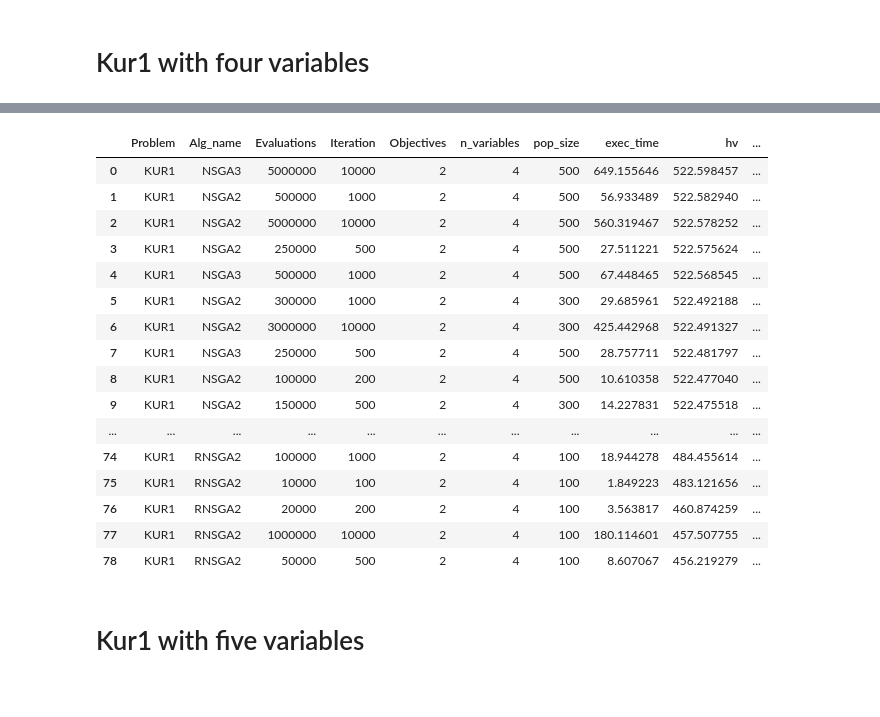
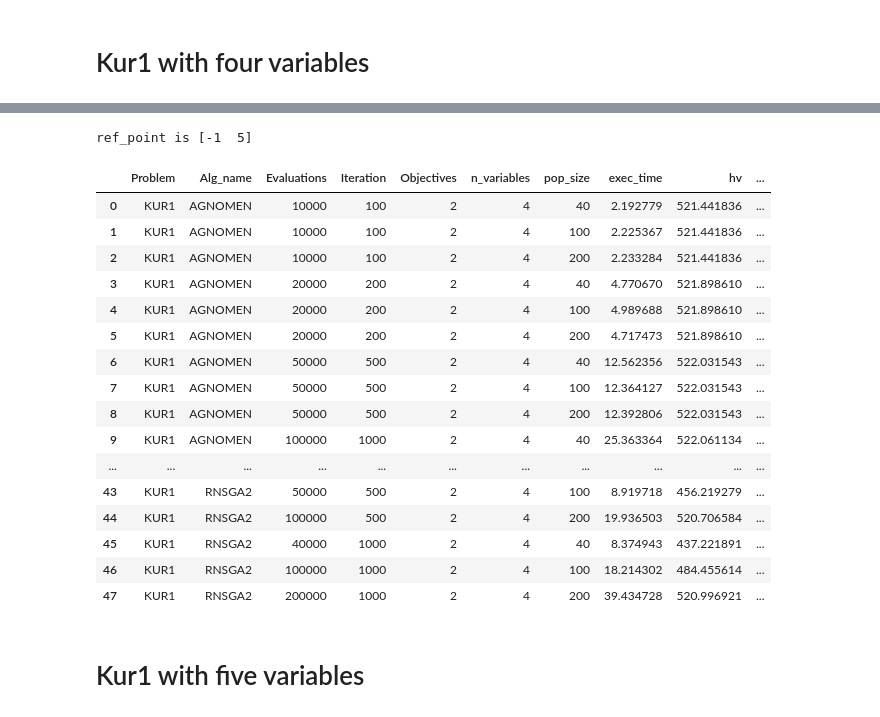
Before and after one commit to wuyoscar/Multi-Obj_Optimization, a Jupyter notebook: Result/result_factory/Kur1.ipynb, the cells around one changed output, grey strips where cells are left out. Saved outputs shown, nothing was run; the diff lists cells and outputs as text; code cells hidden in the pictures.

```diff
--- a/Result/result_factory/Kur1.ipynb
+++ b/Result/result_factory/Kur1.ipynb
@@ -17,8 +9,9 @@
 import time
 from pymoo.indicators.hv import Hypervolume
 from pymoo.factory import get_performance_indicator
-import sys
-sys.path.append('/Users/wuyoscar/Documents/Project/MOOP/Result')
+import sys,os
+from PIL import Image               # to load images
+from IPython.display import display # to display images
 
 ref_point = None
 def calculate_hv(result):
@@ -37,7 +30,8 @@ def hv_result(result):
     output_result = final_result[['Problem', 'Alg_name', 'Evaluations','Iteration', 'Objectives', 'n_variables','pop_size',
     'exec_time', 'hv',
     'hv_exc_time']]
-    output_result = output_result.sort_values(['hv','Evaluations','Iteration'],ascending =False).reset_index(drop=True)
+    print(f'ref_point is {ref_point}')
+    output_result = output_result.sort_values(['Alg_name','Iteration','Evaluations'],ascending =True).reset_index(drop=True)
     return output_result
 
 def nadir_deal_point(result):
@@ -65,16 +74,17 @@ import numpy as np, os ,sys
 from matplotlib import pyplot as plt
 
 pd.set_option('display.max_rows', None)
-result = pd.read_csv('/Users/wuyoscar/Documents/Project/MOOP/Result/result')
+folder = os.path.dirname(os.getcwd())
+filename = 'result_5NOV'
+path = os.path.join(folder, filename)
+
+result = pd.read_csv(path)
 
 
 result.loc[:,'path'] = result['path'].str[29:].values
+result.loc[:,'image_location'] = result['image_location'].str[29:].values
 result.loc[:,'approx_nadir'] = result['approx_nadir'].str[1:-1].values
 result = result.drop(columns=['xl','xu'])
 result = result.loc[result['Problem']=='KUR1'].reset_index(drop=True)
 print(f"The number of records {len(result)}")
-kur1_2_v1 = result.loc[result['n_variables']==2].reset_index(drop=True)
-kur1_3_v1 = result.loc[result['n_variables']==3].reset_index(drop=True)
-kur1_4_v1 = result.loc[result['n_variables']==4].reset_index(drop=True)
-kur1_5_v1 = result.loc[result['n_variables']==5].reset_index(drop=True)
 # %% [output]
@@ -92,13 +102,6 @@ len(result.drop_duplicates(subset=subset))
 # %%
-result = pd.read_csv('/Users/wuyoscar/Documents/Project/MOOP/Result/result_2')
-
-
-result.loc[:,'path'] = result['path'].str[29:].values
-result.loc[:,'approx_nadir'] = result['approx_nadir'].str[1:-1].values
-result = result.drop(columns=['xl','xu'])
-result = result.loc[result['Problem']=='KUR1'].reset_index(drop=True)
-print(f"The number of records {len(result)}")
-kur1_2_v2 = result.loc[result['n_variables']==2].reset_index(drop=True)
-kur1_3_v2 = result.loc[result['n_variables']==3].reset_index(drop=True)
-kur1_4_v2 = result.loc[result['n_variables']==4].reset_index(drop=True)
-kur1_5_v2 = result.loc[result['n_variables']==5].reset_index(drop=True)
+# filter kursawe problem based on number of variables
+kur1_2 = result.loc[result['n_variables']==2].reset_index(drop=True) # dimension 2
+kur1_3 = result.loc[result['n_variables']==3].reset_index(drop=True) # dimension 3
+kur1_4 = result.loc[result['n_variables']==4].reset_index(drop=True) # dimension 4
+kur1_5 = result.loc[result['n_variables']==5].reset_index(drop=True) # dimension 5
@@ -332,23 +284,24 @@ Global nadir point for kur1 with two variables is :[-21.6321233    0.64481789]
 # %%
 ref_point = np.array([-1, 5])
-hv_result(kur1_4_v1)
+hv_result(kur1_4)
 # %% [output]
+ref_point is [-1  5]
 |  | Problem | Alg_name | Evaluations | Iteration | Objectives | n_variables | pop_size | exec_time | hv | ... |
-| 0 | KUR1 | NSGA3 | 5000000 | 10000 | 2 | 4 | 500 | 649.155646 | 522.598457 | ... |
-| 1 | KUR1 | NSGA2 | 500000 | 1000 | 2 | 4 | 500 | 56.933489 | 522.582940 | ... |
-| 2 | KUR1 | NSGA2 | 5000000 | 10000 | 2 | 4 | 500 | 560.319467 | 522.578252 | ... |
-| 3 | KUR1 | NSGA2 | 250000 | 500 | 2 | 4 | 500 | 27.511221 | 522.575624 | ... |
-| 4 | KUR1 | NSGA3 | 500000 | 1000 | 2 | 4 | 500 | 67.448465 | 522.568545 | ... |
-| 5 | KUR1 | NSGA2 | 300000 | 1000 | 2 | 4 | 300 | 29.685961 | 522.492188 | ... |
-| 6 | KUR1 | NSGA2 | 3000000 | 10000 | 2 | 4 | 300 | 425.442968 | 522.491327 | ... |
-| 7 | KUR1 | NSGA3 | 250000 | 500 | 2 | 4 | 500 | 28.757711 | 522.481797 | ... |
-| 8 | KUR1 | NSGA2 | 100000 | 200 | 2 | 4 | 500 | 10.610358 | 522.477040 | ... |
-| 9 | KUR1 | NSGA2 | 150000 | 500 | 2 | 4 | 300 | 14.227831 | 522.475518 | ... |
+| 0 | KUR1 | AGNOMEN | 10000 | 100 | 2 | 4 | 40 | 2.192779 | 521.441836 | ... |
+| 1 | KUR1 | AGNOMEN | 10000 | 100 | 2 | 4 | 100 | 2.225367 | 521.441836 | ... |
+| 2 | KUR1 | AGNOMEN | 10000 | 100 | 2 | 4 | 200 | 2.233284 | 521.441836 | ... |
+| 3 | KUR1 | AGNOMEN | 20000 | 200 | 2 | 4 | 40 | 4.770670 | 521.898610 | ... |
+| 4 | KUR1 | AGNOMEN | 20000 | 200 | 2 | 4 | 100 | 4.989688 | 521.898610 | ... |
+| 5 | KUR1 | AGNOMEN | 20000 | 200 | 2 | 4 | 200 | 4.717473 | 521.898610 | ... |
+| 6 | KUR1 | AGNOMEN | 50000 | 500 | 2 | 4 | 40 | 12.562356 | 522.031543 | ... |
+| 7 | KUR1 | AGNOMEN | 50000 | 500 | 2 | 4 | 100 | 12.364127 | 522.031543 | ... |
+| 8 | KUR1 | AGNOMEN | 50000 | 500 | 2 | 4 | 200 | 12.392806 | 522.031543 | ... |
+| 9 | KUR1 | AGNOMEN | 100000 | 1000 | 2 | 4 | 40 | 25.363364 | 522.061134 | ... |
 | ... | ... | ... | ... | ... | ... | ... | ... | ... | ... | ... |
-| 74 | KUR1 | RNSGA2 | 100000 | 1000 | 2 | 4 | 100 | 18.944278 | 484.455614 | ... |
-| 75 | KUR1 | RNSGA2 | 10000 | 100 | 2 | 4 | 100 | 1.849223 | 483.121656 | ... |
-| 76 | KUR1 | RNSGA2 | 20000 | 200 | 2 | 4 | 100 | 3.563817 | 460.874259 | ... |
-| 77 | KUR1 | RNSGA2 | 1000000 | 10000 | 2 | 4 | 100 | 180.114601 | 457.507755 | ... |
-| 78 | KUR1 | RNSGA2 | 50000 | 500 | 2 | 4 | 100 | 8.607067 | 456.219279 | ... |
+| 43 | KUR1 | RNSGA2 | 50000 | 500 | 2 | 4 | 100 | 8.919718 | 456.219279 | ... |
+| 44 | KUR1 | RNSGA2 | 100000 | 500 | 2 | 4 | 200 | 19.936503 | 520.706584 | ... |
+| 45 | KUR1 | RNSGA2 | 40000 | 1000 | 2 | 4 | 40 | 8.374943 | 437.221891 | ... |
+| 46 | KUR1 | RNSGA2 | 100000 | 1000 | 2 | 4 | 100 | 18.214302 | 484.455614 | ... |
+| 47 | KUR1 | RNSGA2 | 200000 | 1000 | 2 | 4 | 200 | 39.434728 | 520.996921 | ... |
 # %% [markdown]
 # Kur1 with five variables
```
Also changed, not shown: parts of 27 cells of this notebook, 11 other files.
